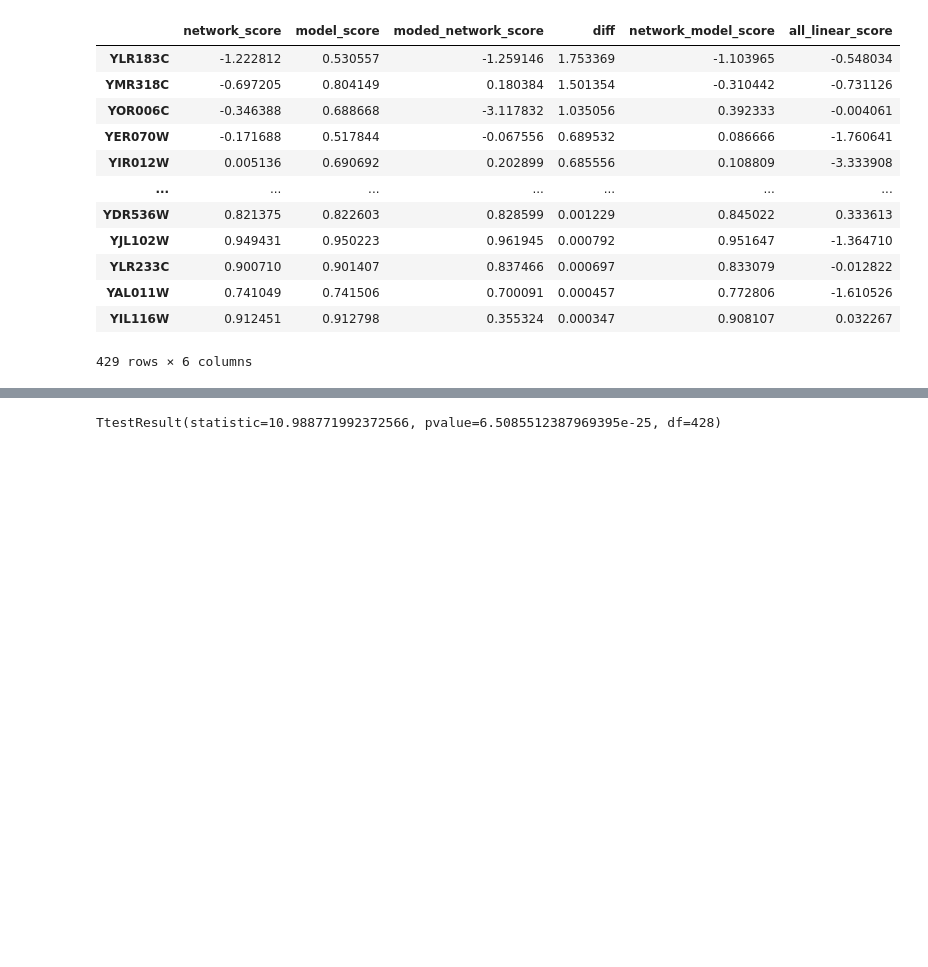
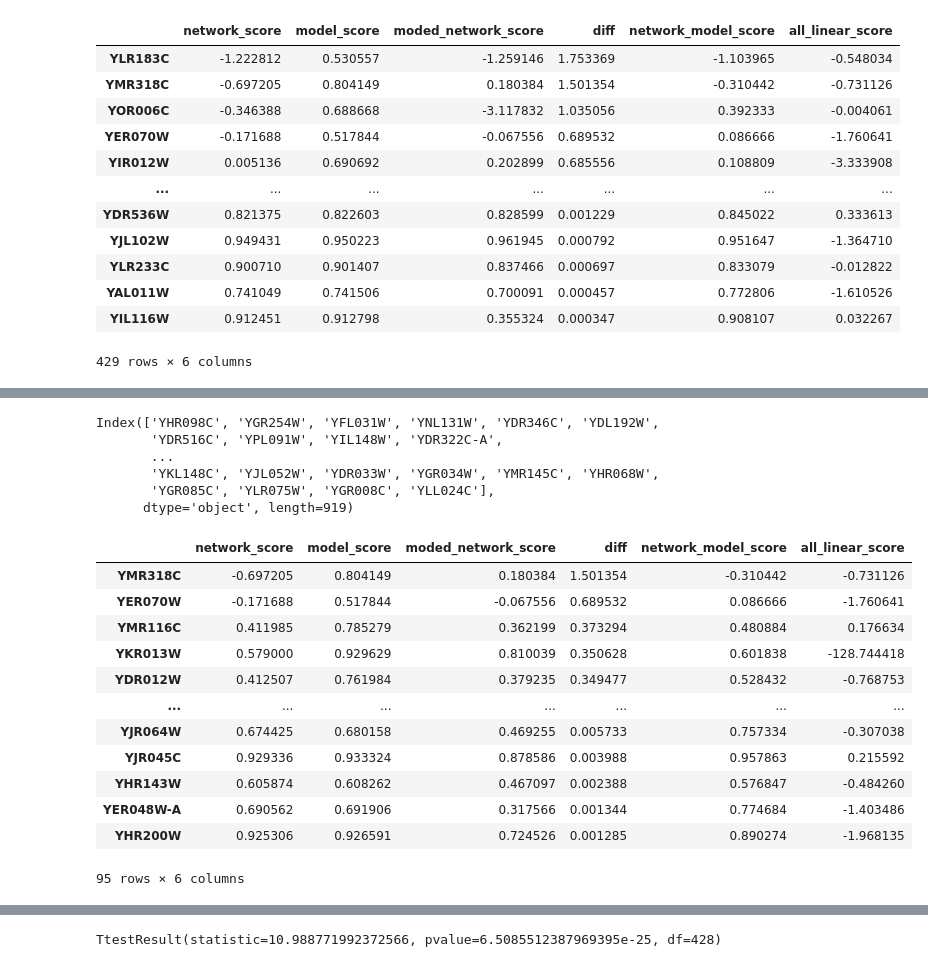
Before and after one commit to IcyFermion/feature_synergy, a Jupyter notebook: network_v_model/yeast_model_network.ipynb, the cells around one changed output, grey strips where cells are left out. Drawn from its saved outputs; the diff is of its cells as text; code cells hidden in the pictures; blank space fills up the shorter version.

```diff
--- a/network_v_model/yeast_model_network.ipynb
+++ b/network_v_model/yeast_model_network.ipynb
@@ -232,0 +247,11 @@ select_df
+# %%
+target_exp[target_exp.mean(axis=1) > target_exp.mean(axis=1).mean()].index
+# %% [output]
+Index(['YHR098C', 'YGR254W', 'YFL031W', 'YNL131W', 'YDR346C', 'YDL192W',
+       'YDR516C', 'YPL091W', 'YIL148W', 'YDR322C-A',
+       ...
+       'YKL148C', 'YJL052W', 'YDR033W', 'YGR034W', 'YMR145C', 'YHR068W',
+       'YGR085C', 'YLR075W', 'YGR008C', 'YLL024C'],
+      dtype='object', length=919)
+# %%
+highly_expressed_genes = list(set(source_exp[source_exp.mean(axis=1) > source_exp.mean(axis=1).mean()].index).intersection(set(target_exp[target_exp.mean(axis=1) > target_exp.mean(axis=1).mean()].index)))
@@ -232,0 +261,18 @@ select_df
+# %%
+highly_expressed_out_df = out_df.loc[highly_expressed_genes]
+highly_expressed_select_df = highly_expressed_out_df[(highly_expressed_out_df['diff'] > 0) & (highly_expressed_out_df['model_score'] > 0.5)].sort_values('diff', ascending=False)
+highly_expressed_select_df
+# %% [output]
+|  | network_score | model_score | moded_network_score | diff | network_model_score | all_linear_score |
+| YMR318C | -0.697205 | 0.804149 | 0.180384 | 1.501354 | -0.310442 | -0.731126 |
+| YER070W | -0.171688 | 0.517844 | -0.067556 | 0.689532 | 0.086666 | -1.760641 |
+| YMR116C | 0.411985 | 0.785279 | 0.362199 | 0.373294 | 0.480884 | 0.176634 |
+| YKR013W | 0.579000 | 0.929629 | 0.810039 | 0.350628 | 0.601838 | -128.744418 |
+| YDR012W | 0.412507 | 0.761984 | 0.379235 | 0.349477 | 0.528432 | -0.768753 |
+| ... | ... | ... | ... | ... | ... | ... |
+| YJR064W | 0.674425 | 0.680158 | 0.469255 | 0.005733 | 0.757334 | -0.307038 |
+| YJR045C | 0.929336 | 0.933324 | 0.878586 | 0.003988 | 0.957863 | 0.215592 |
+| YHR143W | 0.605874 | 0.608262 | 0.467097 | 0.002388 | 0.576847 | -0.484260 |
+| YER048W-A | 0.690562 | 0.691906 | 0.317566 | 0.001344 | 0.774684 | -1.403486 |
+| YHR200W | 0.925306 | 0.926591 | 0.724526 | 0.001285 | 0.890274 | -1.968135 |
+95 rows × 6 columns
```
Also changed, not shown: parts of 5 cells of this notebook.
